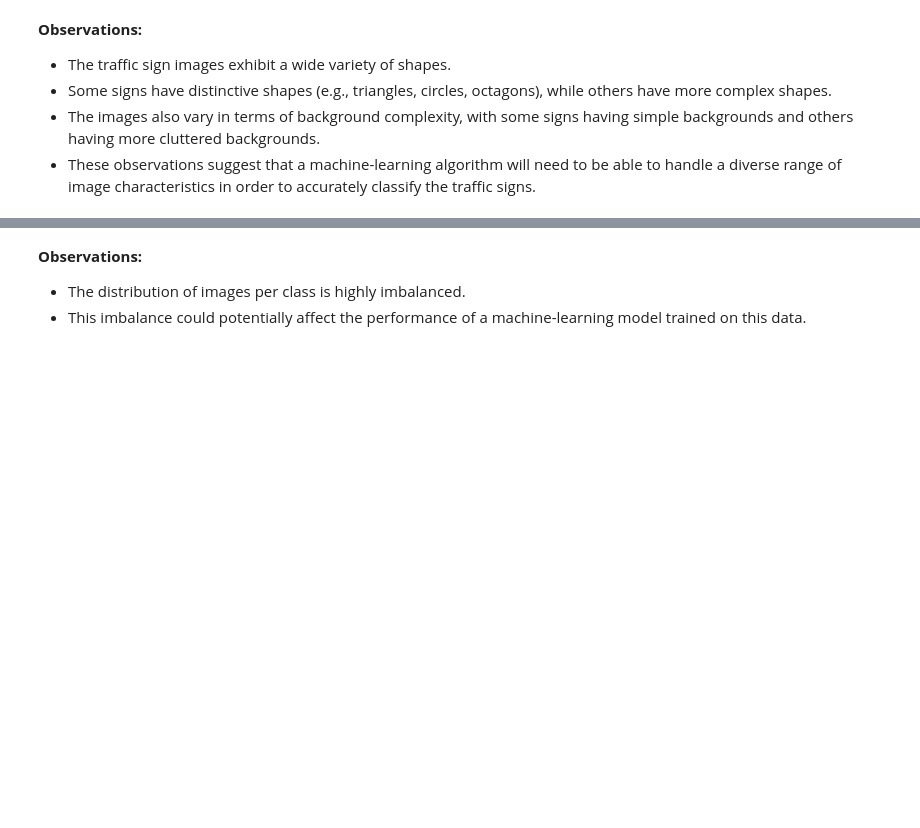
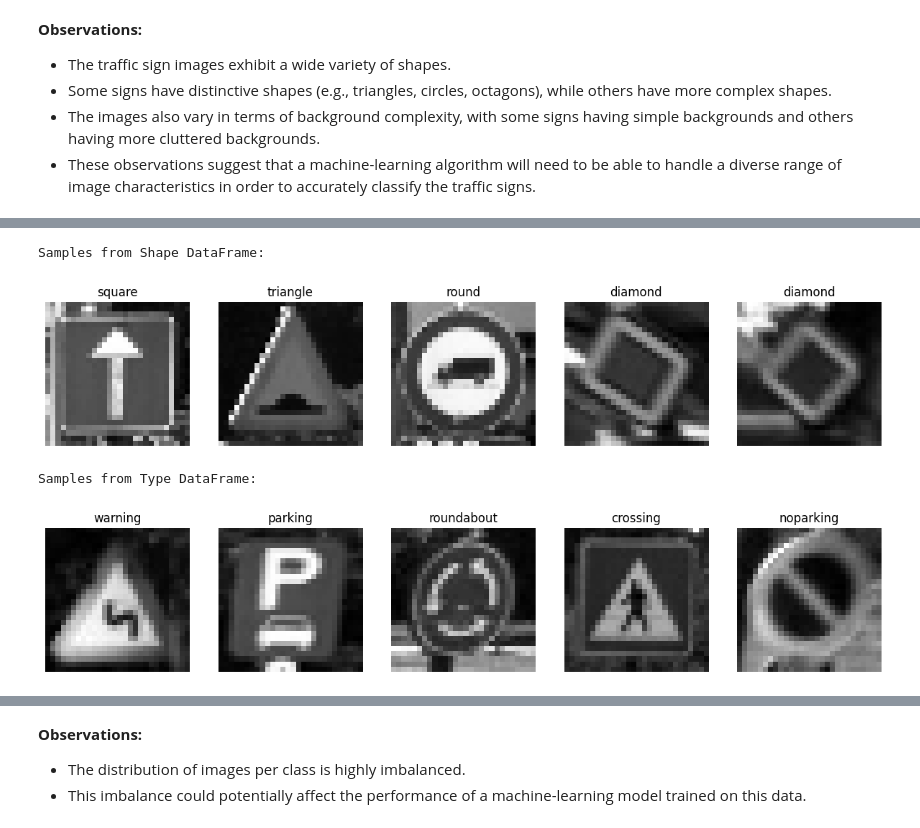
Before and after one commit to afrahhassan/afrahhassan, a Jupyter notebook: assignment2.ipynb, the cells around one changed output, grey strips where cells are left out. Drawn from its saved outputs; the diff is of its cells as text; code cells hidden in the pictures; blank space fills up the shorter version.

```diff
--- a/assignment2.ipynb
+++ b/assignment2.ipynb
@@ -220,3 +95,0 @@ CSV file has been created successfully.
-# %%
-shape_df = pd.read_csv(output_shape)
-shape_df.head(5)
@@ -258,3 +95,0 @@ CSV file has been created successfully.
-# %%
-type_df = pd.read_csv(output_type)
-type_df.head(5)
@@ -267,0 +297,39 @@ type_df.head(5)
+# %%
+import matplotlib.pyplot as plt
+def plot_samples(data_df, num_samples=5):
+    """
+    Function to plot sample images from a DataFrame along with their labels.
+
+    Args:
+    - data_df (DataFrame): DataFrame containing image data and labels.
+    - num_samples (int): Number of samples to plot.
+
+    Returns:
+    - None
+    """
+
+    fig, axes = plt.subplots(1, num_samples, figsize=(15, 3))
+
+    for i in range(num_samples):
+        sample = data_df.sample()  # Sampling from the DataFrame passed as input
+        image = sample['image'].values[0]  # Assuming 'image' contains the image data
+        label = sample['shape_label'].values[0] if 'shape_label' in data_df.columns else sample['type_label'].values[0]
+        axes[i].imshow(image, cmap='gray')  # Assuming grayscale images
+        axes[i].set_title(label)
+        axes[i].axis('off')
+
+    plt.show()
+
+
+# Plot sample images from the shape DataFrame
+print("Samples from Shape DataFrame:")
+plot_samples(shape_df)
+
+# Plot sample images from the type DataFrame
+print("Samples from Type DataFrame:")
+plot_samples(type_df)
+# %% [output]
+Samples from Shape DataFrame:
+[figure, added]
+Samples from Type DataFrame:
+[figure, added]
```
Also changed, not shown: parts of 58 cells of this notebook.
